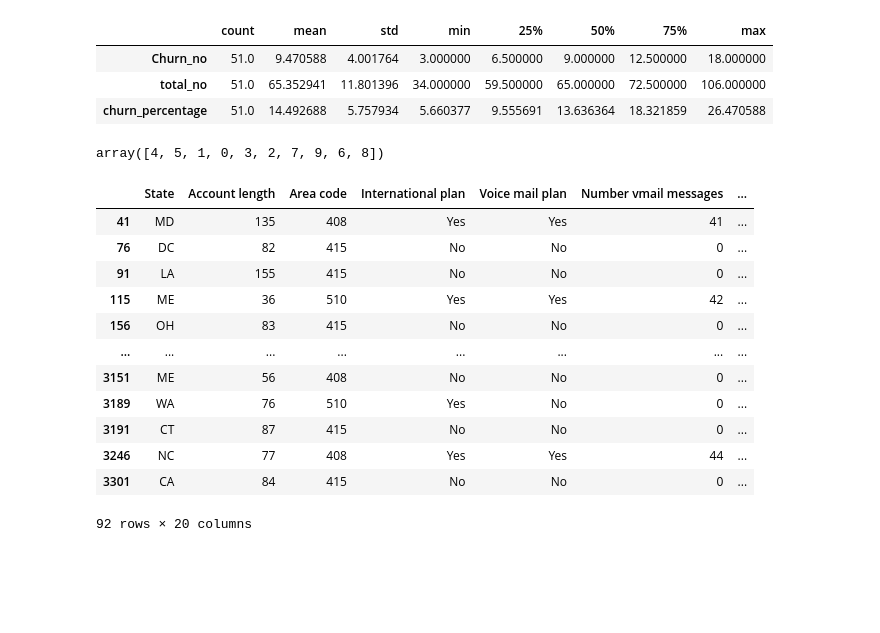
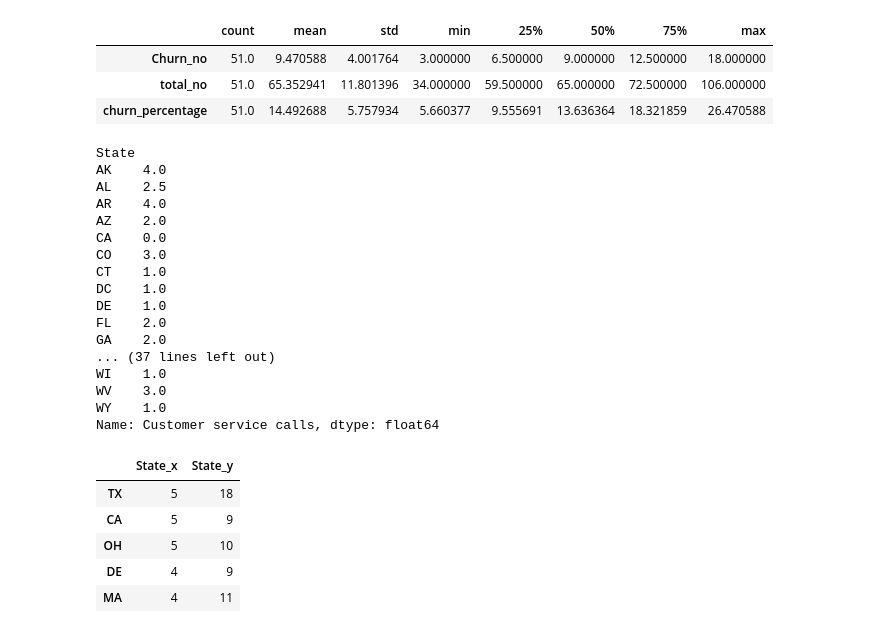
Before and after one commit to Ashvin-Vargez/Telecom-Churn-Analysis-EDA-Project-, a Jupyter notebook: eda_Telecom_Churn_Analysis_Capstone_Project.ipynb, the cells around one changed output. Drawn from its saved outputs; the diff is of its cells as text; code cells hidden in the pictures; blank space fills up the shorter version.

Commit message:
creating percentage of churns without customer service calls

```diff
--- a/eda_Telecom_Churn_Analysis_Capstone_Project.ipynb
+++ b/eda_Telecom_Churn_Analysis_Capstone_Project.ipynb
@@ -255,25 +257,38 @@ state_percent.describe().transpose()
 #create dfs for high churn states and low churn states
 # %%
 # checking number of service calls made by the churned customers
-df_churn['Customer service calls'].unique()
+df_churn.groupby('State')['Customer service calls'].median()
 # try to get a frequency plot with number of service calls made
 # %% [output]
-array([4, 5, 1, 0, 3, 2, 7, 9, 6, 8])
+State
+AK    4.0
+AL    2.5
+AR    4.0
+AZ    2.0
+CA    0.0
+CO    3.0
+CT    1.0
+DC    1.0
+DE    1.0
+FL    2.0
+GA    2.0
+... (37 lines left out)
+WI    1.0
+WV    3.0
+WY    1.0
+Name: Customer service calls, dtype: float64
 # %%
 # checking customers who have churned without making a customer service call
 df_no_call_churn = df_churn[df_churn['Customer service calls']== 0 ]
-df_no_call_churn
+df_state_no_call_no = df_no_call_churn['State'].value_counts()
+no_call_churn_percent = pd.merge(df_state_no_call_no, churn_state, how = 'inner', left_index = True, right_index = True )
+#churn_state is the dataframe containing states and the  respective number of churned customers
+no_call_churn_percent.head()
+# try to group no call churners by state and see if there are any relations, eg better plans available
 # %% [output]
-|  | State | Account length | Area code | International plan | Voice mail plan | Number vmail messages | ... |
-| 41 | MD | 135 | 408 | Yes | Yes | 41 | ... |
-| 76 | DC | 82 | 415 | No | No | 0 | ... |
-| 91 | LA | 155 | 415 | No | No | 0 | ... |
-| 115 | ME | 36 | 510 | Yes | Yes | 42 | ... |
-| 156 | OH | 83 | 415 | No | No | 0 | ... |
-| ... | ... | ... | ... | ... | ... | ... | ... |
-| 3151 | ME | 56 | 408 | No | No | 0 | ... |
-| 3189 | WA | 76 | 510 | Yes | No | 0 | ... |
-| 3191 | CT | 87 | 415 | No | No | 0 | ... |
-| 3246 | NC | 77 | 408 | Yes | Yes | 44 | ... |
-| 3301 | CA | 84 | 415 | No | No | 0 | ... |
+|  | State_x | State_y |
+| TX | 5 | 18 |
+| CA | 5 | 9 |
+| OH | 5 | 10 |
+| DE | 4 | 9 |
+| MA | 4 | 11 |
-92 rows × 20 columns
```
Also changed, not shown: parts of 5 cells of this notebook.
